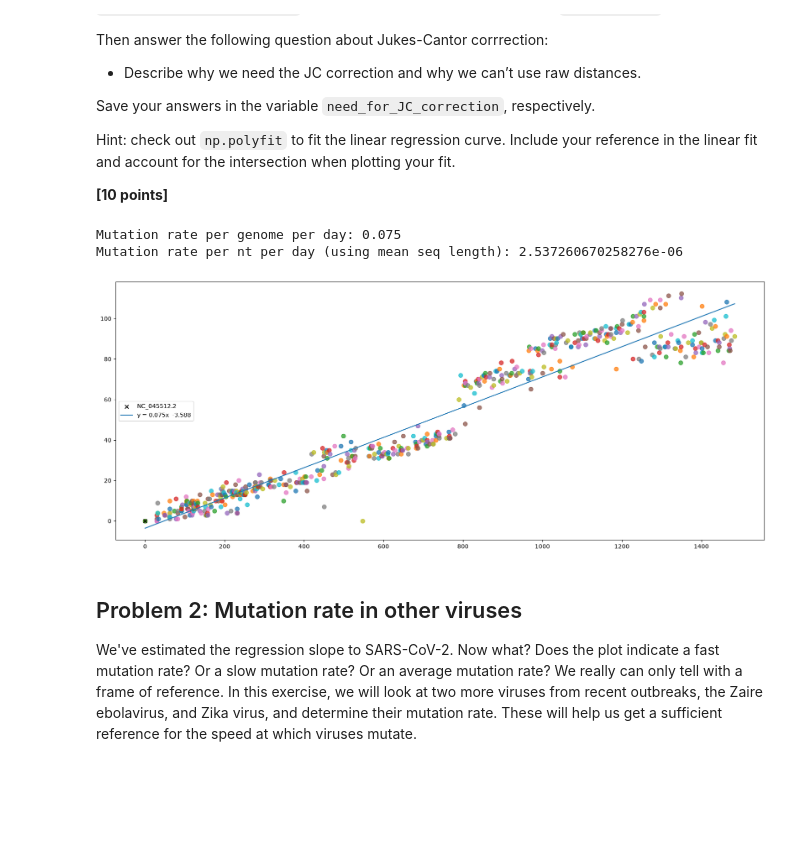
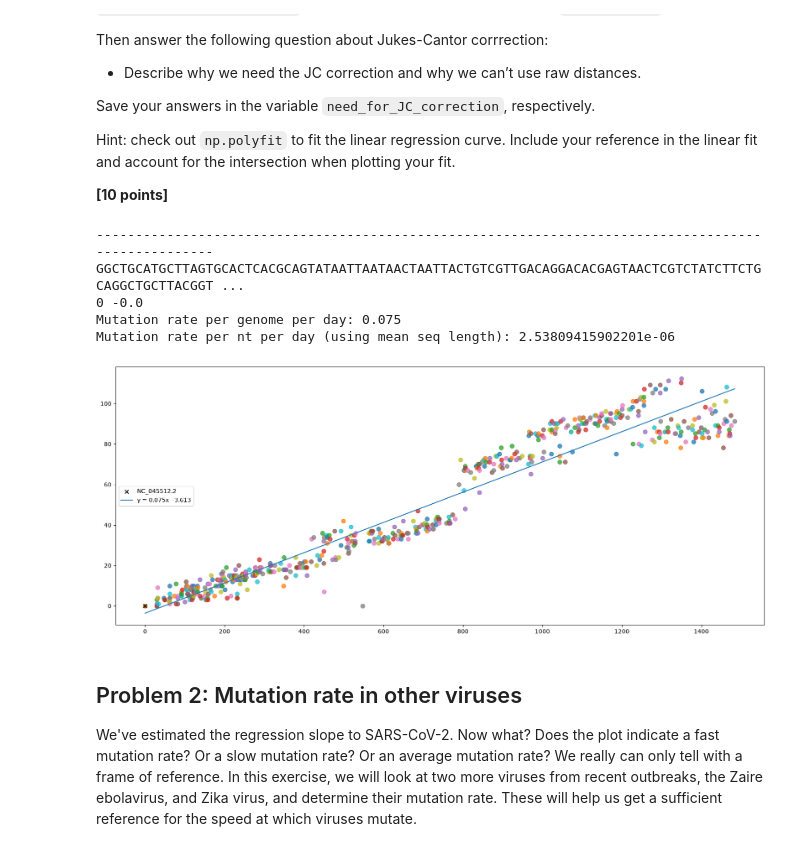
Before and after one commit to TaraMooreUNSW/assign_viral_evo, a Jupyter notebook: viral_evo_workbook.ipynb, the cells around one changed output. Saved outputs shown, nothing was run; the diff lists cells and outputs as text; code cells hidden in the pictures; blank space fills up the shorter version.

Commit message:
simplified implementation of problem 1 as reference seq is already in given data

```diff
--- a/viral_evo_workbook.ipynb
+++ b/viral_evo_workbook.ipynb
@@ -82,23 +82,12 @@ from helper_functions import jukes_cantor
 Entrez.email = "<yourname>@student.unsw.edu.au"
 # %%
 # get ref seq (NC_045512.2)
-handle = Entrez.efetch(db="nuccore", id="NC_045512.2", rettype="gb")
-ref_record = SeqIO.read(handle, "gb")
+REF_SEQ_ID = "NC_045512.2"
 
-ref_seq = ref_record.seq
-
-# get collection time & location
+# set up ref seq variables
+ref_seq = None
 ref_seq_collection_time = None
 ref_seq_collection_loc = None
-
-for feature in ref_record.features:
-    if feature.type == "source":
-        if "collection_date" in feature.qualifiers:
-            ref_seq_collection_time = feature.qualifiers["collection_date"][0]
-        if "geo_loc_name" in feature.qualifiers:
-            ref_seq_collection_loc = feature.qualifiers["geo_loc_name"][0]
-
-ref_seq_collection_time = pd.to_datetime(ref_seq_collection_time) # starting time
 
 # {id = (seq, location, time, days)}
 dependents = {}
@@ -106,11 +95,23 @@ dependents = {}
 # get file seqs
 for variant in SeqIO.parse("data/p1-sars-cov-2-variants.fasta", "fasta"):
     var_id, var_loc, var_time = variant.id.split('|')
+
     var_seq = variant.seq
-    days_since_start = (pd.to_datetime(var_time) - ref_seq_collection_time) / pd.Timedelta(days=1)
 
-    # dependents[var_id] = (var_seq, var_loc, pd.to_datetime(var_time))
-    dependents[var_id] = (var_seq, var_loc, pd.to_datetime(var_time), int(days_since_start))
+    # find ref seq
+    if var_id == REF_SEQ_ID:
+        ref_seq = var_seq
+        ref_seq_collection_time = pd.to_datetime(var_time)
+        ref_seq_collection_loc = var_loc
+
+    dependents[var_id] = (var_seq, var_loc, pd.to_datetime(var_time))
+
+# set days since ref_seq
+for entry_id, e_info in dependents.items():
+    _, _, e_time = e_info
+
+    days_since_start = (pd.to_datetime(e_time) - ref_seq_collection_time) / pd.Timedelta(days=1)
+    dependents[entry_id] += (int(days_since_start),)
 
 # sort by var_time from earliest to most recent
 sorted_dependents = dict(sorted(dependents.items(), key=lambda time: time[1][3]))
@@ -124,52 +125,54 @@ for d_id in sorted_dependents:
 
     genetic_dist_from_ref[d_id] = (jukes_cantor(ref_seq, d_seq), d_days)
 
-
 # Create a scatterplot of viruses
 # genetic distance on the y-axis and time in days (the number of days since the starting point) on your x-axis.
 fig, ax = plt.subplots(figsize=(20,8))
 
 # plot
-x_ref, y_ref = 0, jukes_cantor(ref_seq, ref_seq) # reference values
+x_values = []
+y_values = []
 
-x_values = [x_ref]
-y_values = [y_ref]
-
+# plot all seqs
 for label, coords in genetic_dist_from_ref.items():
     score, days = coords
-    ax.scatter(days, score, alpha=0.75, s=50)
+
+    if label == REF_SEQ_ID:
+        # plot reference
+        ax.scatter(days, score, label=REF_SEQ_ID, color="black", marker="x", zorder=5)
+    else:
+        ax.scatter(days, score, alpha=0.75, s=50)
 
     x_values.append(days)
     y_values.append(score)
 
-# plot reference
-ax.scatter(x_ref, y_ref, label="NC_045512.2", color="black", marker="x")
-
 # Estimate the mutation rate using linear regression and overlay your plot with the regression line.
-# use reference in linear regression
+# using reference in linear regression
 slope, intercept = np.polyfit(x_values, y_values, deg=1) # slope = mutation rate per genome per day
 y_trend = slope * np.array(x_values) + intercept
 
 # mutation rate per nt per day
 exclude = {"-", "N"}
 sum_seq_len = sum(1 for char in ref_seq if char not in exclude)
 for id in dependents:
     sum_seq_len += sum(1 for char in dependents[id][0] if char not in exclude)
 
 mean_seq_length = int(sum_seq_len / len(dependents) + 1)
 mutation_rate_per_nt_per_day = slope / mean_seq_length
 print(f"Mutation rate per genome per day: {round(slope, 3)}")
 print(f"Mutation rate per nt per day (using mean seq length): {mutation_rate_per_nt_per_day}")
 
 
 ax.plot(x_values, y_trend, label=f"y = {slope:.3f}x  {intercept:+.3f}")
 ax.legend(loc="center left")
 
 plt.savefig('problem1.svg')
 # %% [output]
+----------------------------------------------------------------------------------------------------GGCTGCATGCTTAGTGCACTCACGCAGTATAATTAATAACTAATTACTGTCGTTGACAGGACACGAGTAACTCGTCTATCTTCTGCAGGCTGCTTACGGT ...
+0 -0.0
 Mutation rate per genome per day: 0.075
-Mutation rate per nt per day (using mean seq length): 2.537260670258276e-06
+Mutation rate per nt per day (using mean seq length): 2.53809415902201e-06
-[figure, old version]
+[figure, new version]
 # %% [markdown]
 ## Problem 2: Mutation rate in other viruses
 
```
Also changed, not shown: parts of 3 cells of this notebook.
